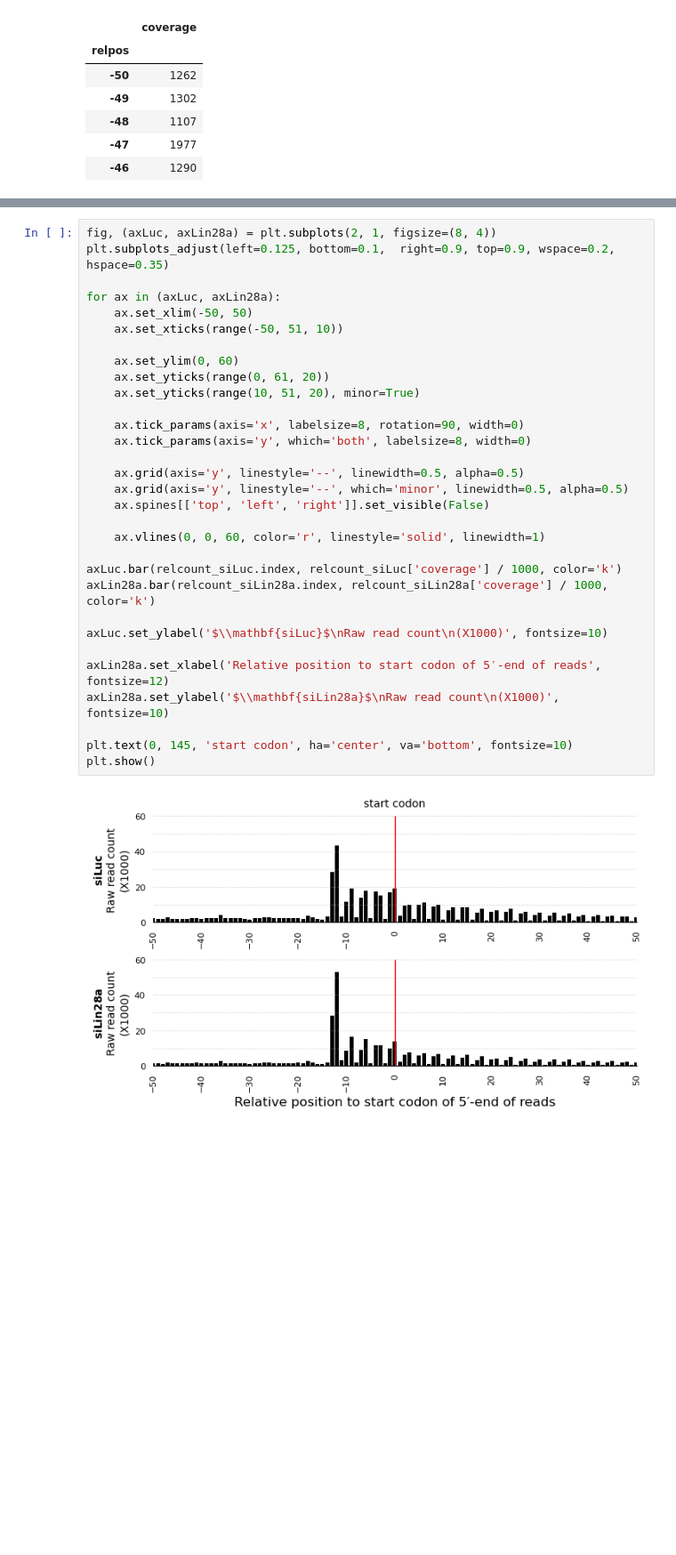
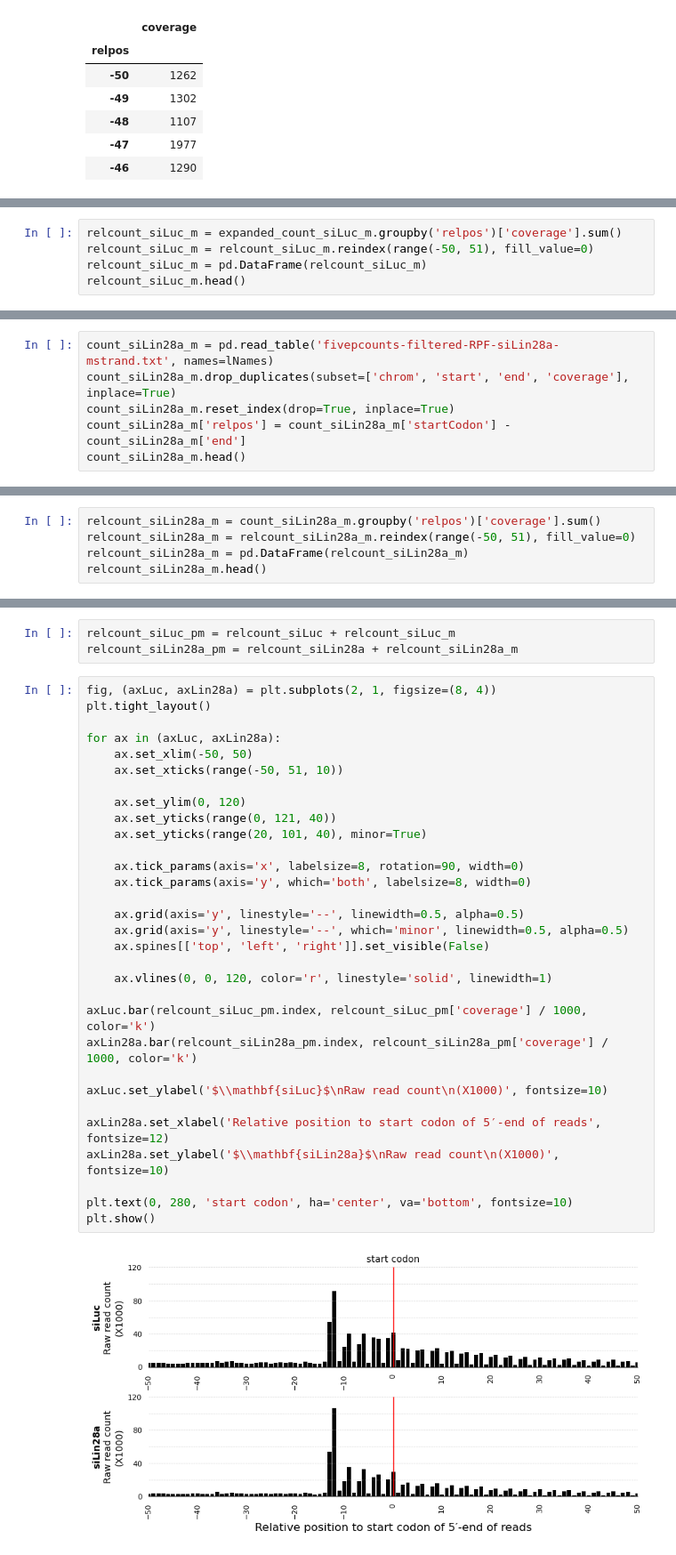
Before and after one commit to krchoihm/bioinfo1-project, a Jupyter notebook: CoLab_TermProj_2024_2.ipynb, the cells around one changed output, grey strips where cells are left out. Shown at 89% size. Saved outputs shown, nothing was run; the diff lists cells and outputs as text; blank space fills up the shorter version.

Commit message:
Include minus strands in bar plot (GM2)

```diff
--- a/CoLab_TermProj_2024_2.ipynb
+++ b/CoLab_TermProj_2024_2.ipynb
@@ -389,0 +470,5 @@ relcount_siLin28a.head()
+# %%
+relcount_siLuc_m = expanded_count_siLuc_m.groupby('relpos')['coverage'].sum()
+relcount_siLuc_m = relcount_siLuc_m.reindex(range(-50, 51), fill_value=0)
+relcount_siLuc_m = pd.DataFrame(relcount_siLuc_m)
+relcount_siLuc_m.head()
@@ -389,0 +483,6 @@ relcount_siLin28a.head()
+# %%
+count_siLin28a_m = pd.read_table('fivepcounts-filtered-RPF-siLin28a-mstrand.txt', names=lNames)
+count_siLin28a_m.drop_duplicates(subset=['chrom', 'start', 'end', 'coverage'], inplace=True)
+count_siLin28a_m.reset_index(drop=True, inplace=True)
+count_siLin28a_m['relpos'] = count_siLin28a_m['startCodon'] - count_siLin28a_m['end']
+count_siLin28a_m.head()
@@ -389,0 +522,5 @@ relcount_siLin28a.head()
+# %%
+relcount_siLin28a_m = count_siLin28a_m.groupby('relpos')['coverage'].sum()
+relcount_siLin28a_m = relcount_siLin28a_m.reindex(range(-50, 51), fill_value=0)
+relcount_siLin28a_m = pd.DataFrame(relcount_siLin28a_m)
+relcount_siLin28a_m.head()
@@ -390,33 +537,36 @@ relcount_siLin28a.head()
+# %%
+relcount_siLuc_pm = relcount_siLuc + relcount_siLuc_m
+relcount_siLin28a_pm = relcount_siLin28a + relcount_siLin28a_m
 # %%
 fig, (axLuc, axLin28a) = plt.subplots(2, 1, figsize=(8, 4))
-plt.subplots_adjust(left=0.125, bottom=0.1,  right=0.9, top=0.9, wspace=0.2, hspace=0.35)
+plt.tight_layout()
 
 for ax in (axLuc, axLin28a):
     ax.set_xlim(-50, 50)
     ax.set_xticks(range(-50, 51, 10))
 
-    ax.set_ylim(0, 60)
-    ax.set_yticks(range(0, 61, 20))
-    ax.set_yticks(range(10, 51, 20), minor=True)
+    ax.set_ylim(0, 120)
+    ax.set_yticks(range(0, 121, 40))
+    ax.set_yticks(range(20, 101, 40), minor=True)
 
     ax.tick_params(axis='x', labelsize=8, rotation=90, width=0)
     ax.tick_params(axis='y', which='both', labelsize=8, width=0)
 
     ax.grid(axis='y', linestyle='--', linewidth=0.5, alpha=0.5)
     ax.grid(axis='y', linestyle='--', which='minor', linewidth=0.5, alpha=0.5)
     ax.spines[['top', 'left', 'right']].set_visible(False)
 
-    ax.vlines(0, 0, 60, color='r', linestyle='solid', linewidth=1)
+    ax.vlines(0, 0, 120, color='r', linestyle='solid', linewidth=1)
 
-axLuc.bar(relcount_siLuc.index, relcount_siLuc['coverage'] / 1000, color='k')
-axLin28a.bar(relcount_siLin28a.index, relcount_siLin28a['coverage'] / 1000, color='k')
+axLuc.bar(relcount_siLuc_pm.index, relcount_siLuc_pm['coverage'] / 1000, color='k')
+axLin28a.bar(relcount_siLin28a_pm.index, relcount_siLin28a_pm['coverage'] / 1000, color='k')
 
 axLuc.set_ylabel('$\\mathbf{siLuc}$\nRaw read count\n(X1000)', fontsize=10)
 
 axLin28a.set_xlabel('Relative position to start codon of 5′-end of reads', fontsize=12)
 axLin28a.set_ylabel('$\\mathbf{siLin28a}$\nRaw read count\n(X1000)', fontsize=10)
 
-plt.text(0, 145, 'start codon', ha='center', va='bottom', fontsize=10)
+plt.text(0, 280, 'start codon', ha='center', va='bottom', fontsize=10)
 plt.show()
 # %% [output]
-[figure, old version]
+[figure, new version]
```
Also changed, not shown: parts of 12 cells of this notebook.
